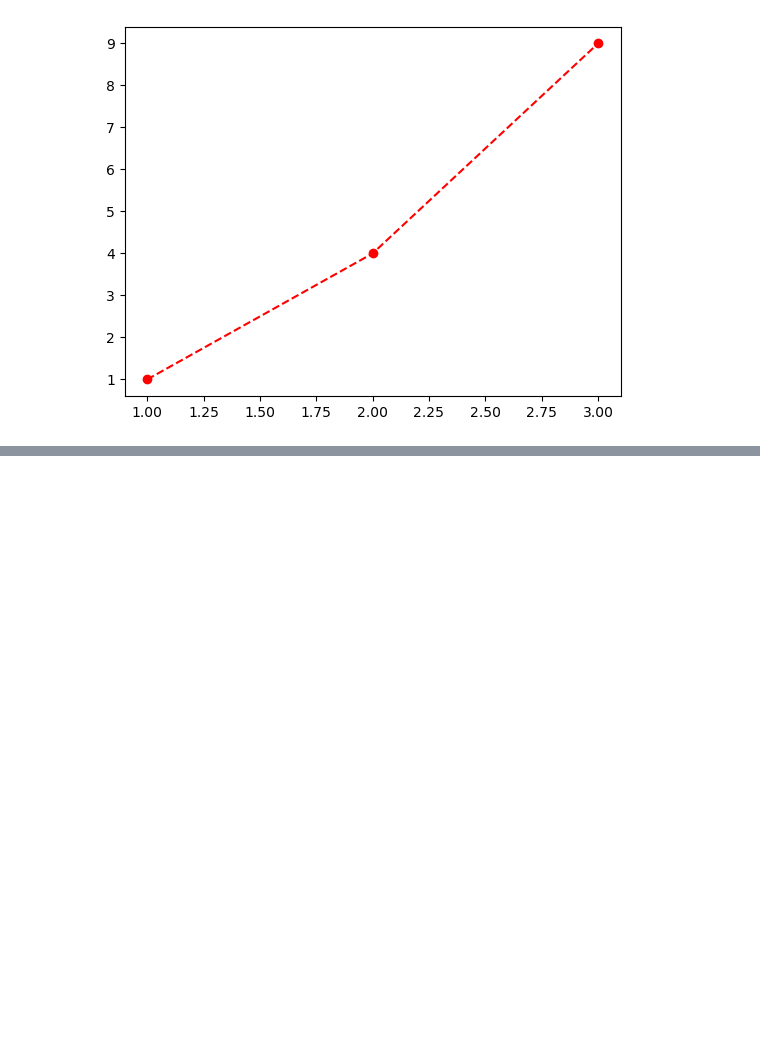
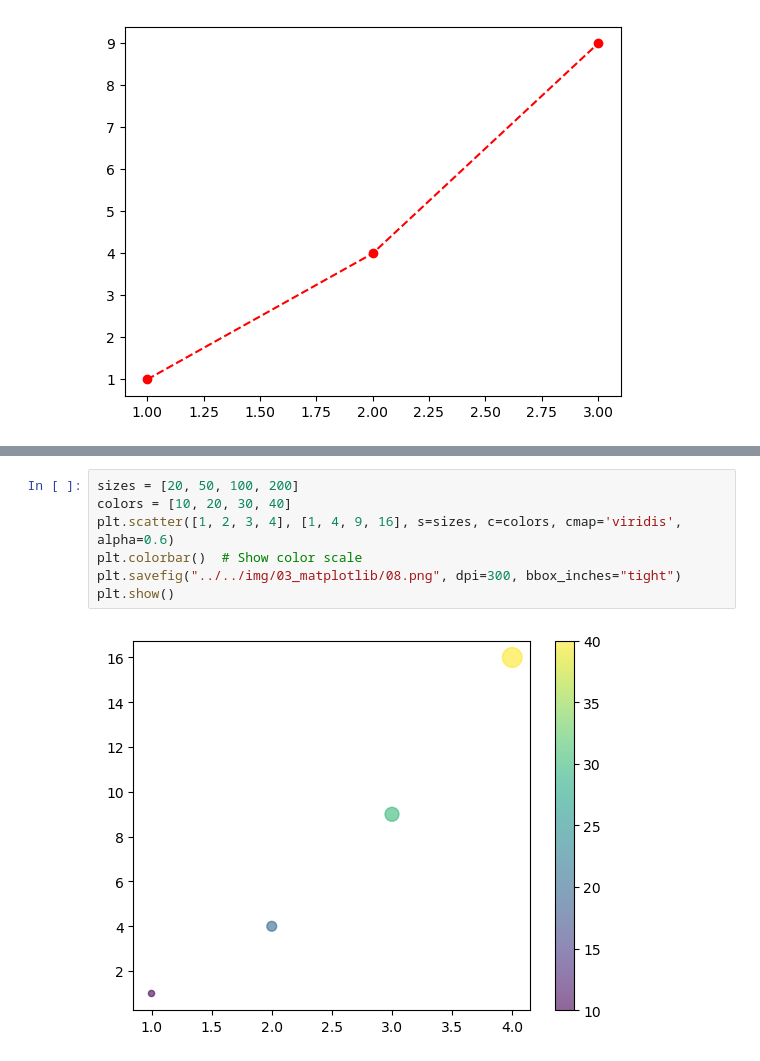
Before and after one commit to duxai-project/ai-engineering-playbook, a Jupyter notebook: python/code/03_matplotlib/matplotlib.ipynb, the cells around one changed output, grey strips where cells are left out. Drawn from its saved outputs; the diff is of its cells as text; blank space fills up the shorter version.

```diff
--- a/python/code/03_matplotlib/matplotlib.ipynb
+++ b/python/code/03_matplotlib/matplotlib.ipynb
@@ -30,0 +54,9 @@ plt.show()
+# %%
+sizes = [20, 50, 100, 200]
+colors = [10, 20, 30, 40]
+plt.scatter([1, 2, 3, 4], [1, 4, 9, 16], s=sizes, c=colors, cmap='viridis', alpha=0.6)
+plt.colorbar()  # Show color scale
+plt.savefig("../../img/03_matplotlib/08.png", dpi=300, bbox_inches="tight")
+plt.show()
+# %% [output]
+[figure, added]
```
Also changed, not shown: parts of 3 cells of this notebook, 8 other files.
